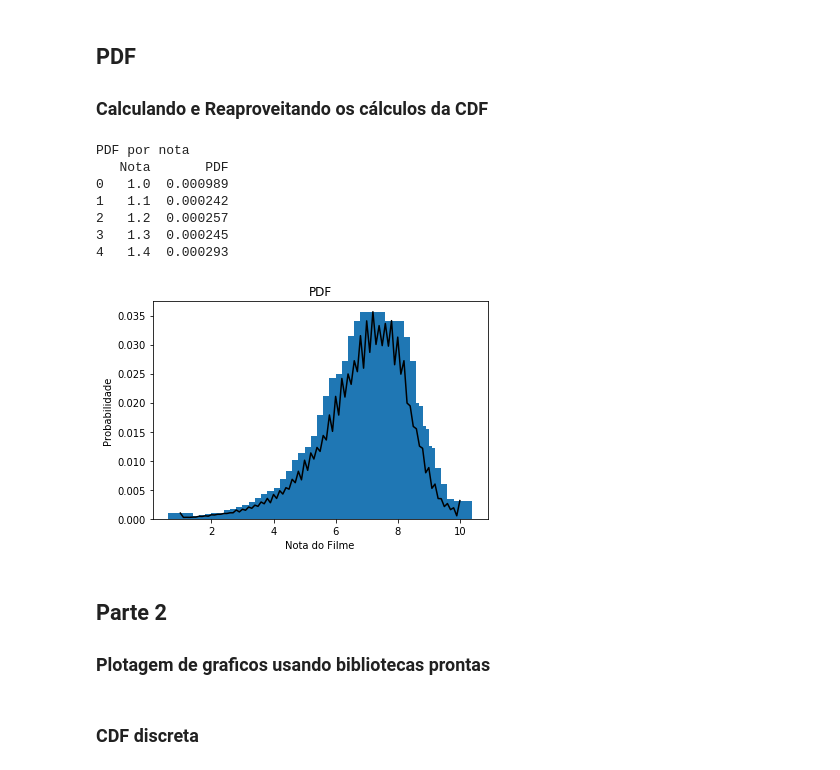
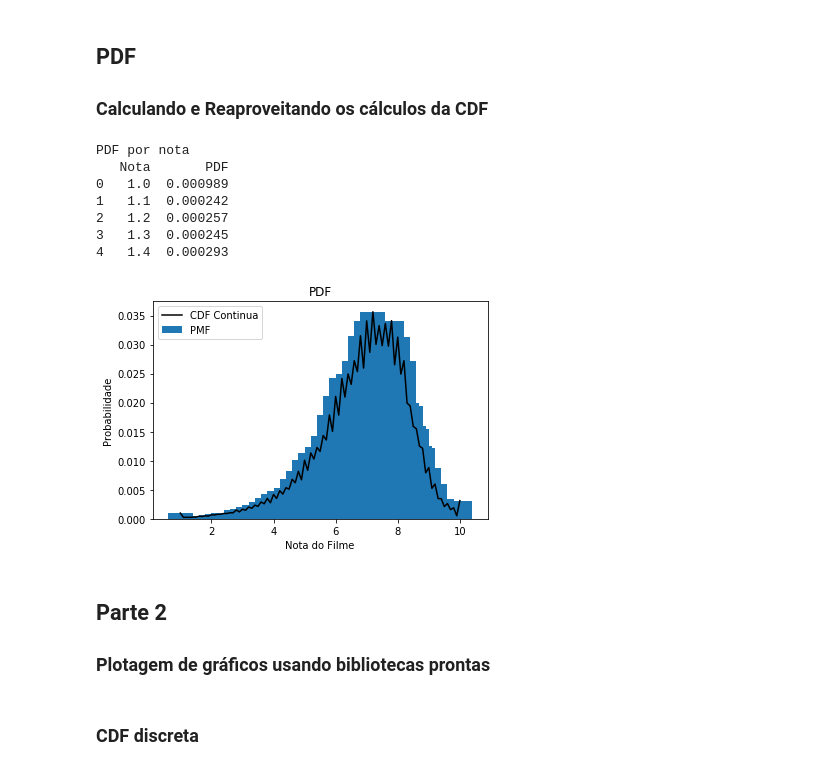
Before and after one commit to ArtFicer/PGCC-MQ, a Jupyter notebook: MQ01.ipynb, the cells around one changed output. Drawn from its saved outputs; the diff is of its cells as text; code cells hidden in the pictures.

```diff
--- a/MQ01.ipynb
+++ b/MQ01.ipynb
@@ -211,30 +211,31 @@ PMF por nota
 # %%
 # Criando tabela de relação nota PMF
 data = {'Nota':eixoXC, 'PDF':probabilidadeC}
 pmf = pd.DataFrame(data)
 
 print("PDF por nota")
 print(pmf.head())
 
 """Plotando"""
 plt.xlabel('Nota do Filme')
 plt.ylabel('Probabilidade')
 plt.title('PDF')
 plt.bar(eixoXC, probabilidadeC, label='PMF')
 plt.plot(eixoXC, probabilidadeC, color='k',label='CDF Continua')
+plt.legend(loc='best')
 plt.show()
 # %% [output]
 PDF por nota
    Nota       PDF
 0   1.0  0.000989
 1   1.1  0.000242
 2   1.2  0.000257
 3   1.3  0.000245
 4   1.4  0.000293
-[figure, old version]
+[figure, new version]
 # %% [markdown]
 ## Parte 2
-### Plotagem de graficos usando bibliotecas prontas
+### Plotagem de gráficos usando bibliotecas prontas
 # %% [markdown]
 ### CDF discreta
 # %%
```
Also changed, not shown: parts of 2 cells of this notebook.
